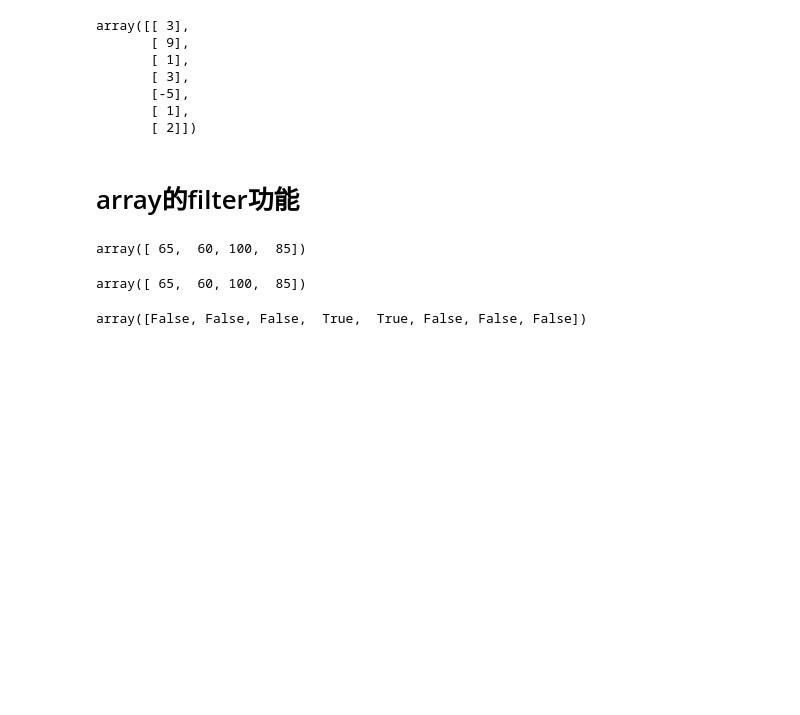
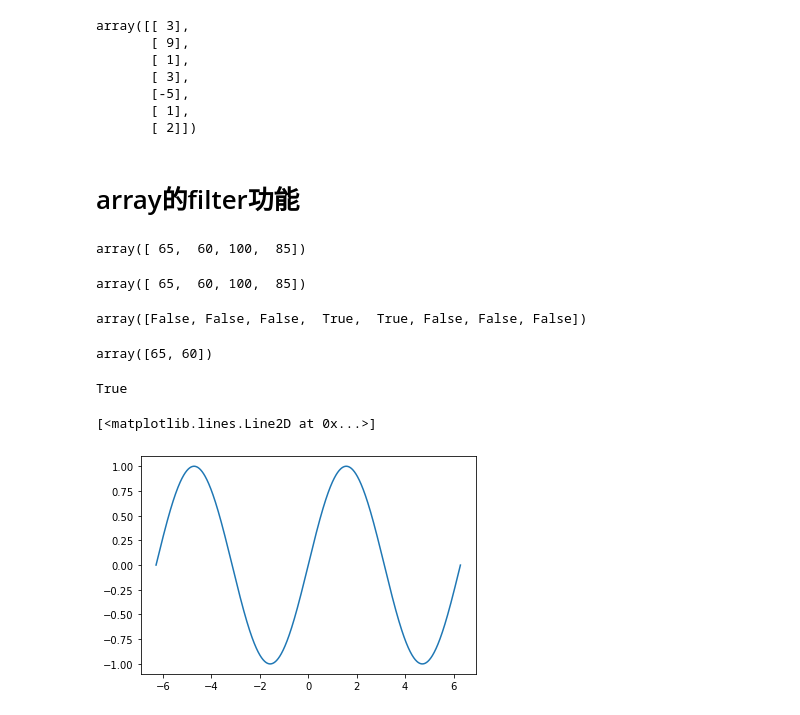
Before and after one commit to zalmancheng/MY-Python-Work, a Jupyter notebook: 數軟應用/上課內容/Python-7.ipynb, the cells around one changed output. Drawn from its saved outputs; the diff is of its cells as text; code cells hidden in the pictures; blank space fills up the shorter version.

```diff
--- a/數軟應用/上課內容/Python-7.ipynb
+++ b/數軟應用/上課內容/Python-7.ipynb
@@ -176,3 +176,20 @@ array([ 65,  60, 100,  85])
 (gd>=60)&(gd<80)
 # %% [output]
 array([False, False, False,  True,  True, False, False, False])
+# %%
+gd[(gd>=60)&(gd<80)]
+# %% [output]
+array([65, 60])
+# %%
+x=np.linspace(-2*(np.pi),2*(np.pi),1000)
+# %%
+y=np.sin(x)
+# %%
+len(x)==len(y)
+# %% [output]
+True
+# %%
+plt.plot(x,y)
+# %% [output]
+[<matplotlib.lines.Line2D at 0x...>]
+[figure, added]
```
Also changed, not shown: parts of 7 cells of this notebook, 6 other files.
